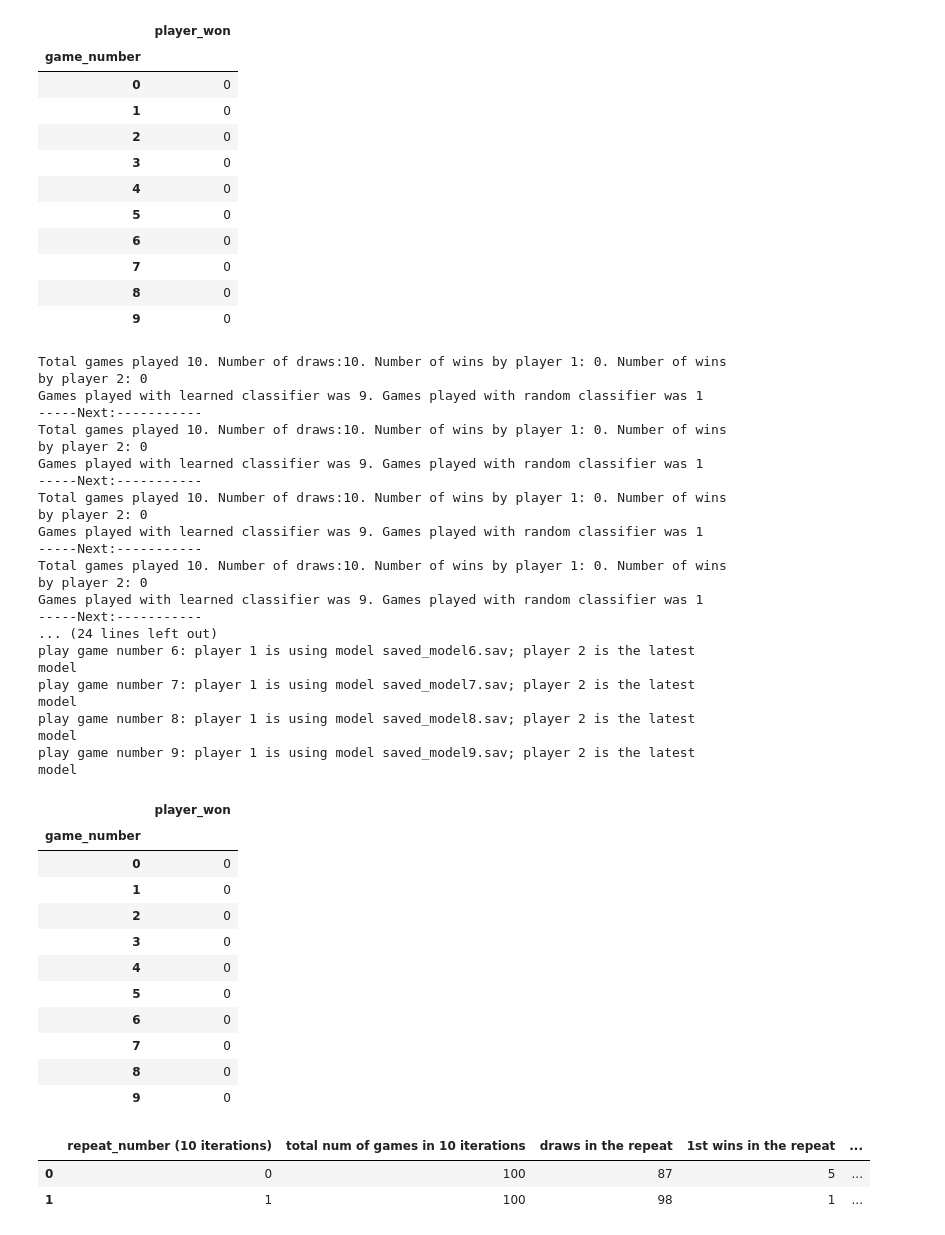
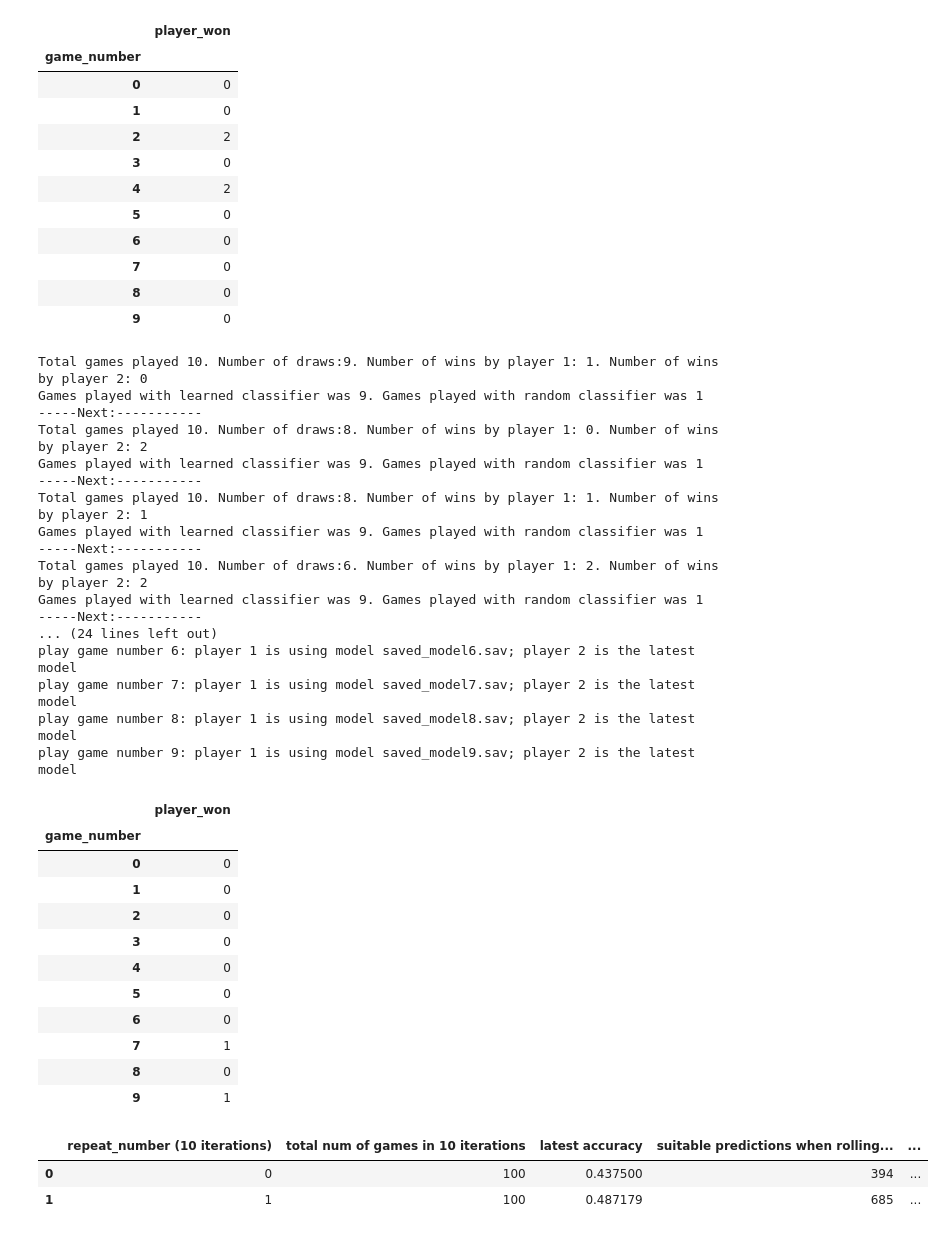
Before and after one commit to oxanaRC/CE888, a Jupyter notebook: Project3/my_project_code.ipynb, the cells around one changed output. Cells and saved outputs as stored; diff of their text form; code cells hidden in the pictures.

```diff
--- a/Project3/my_project_code.ipynb
+++ b/Project3/my_project_code.ipynb
@@ -318,6 +331,8 @@ def PlaySeveralGames(nGames,nCycle,firstCollection):
     counter=0
     n_games_random_classifier=0
     n_games_learned_classifier=0
+    suitable_predictions=0
+    bad_predictions=0
     test_run=false=False
     with open('data_file.csv',mode='w') as data_file:
        with open('data_filegames.csv',mode='w') as data_file2:
@@ -329,7 +344,9 @@ def PlaySeveralGames(nGames,nCycle,firstCollection):
            else:
               learned_classifier=True
               n_games_learned_classifier=n_games_learned_classifier+1
-           a_game=UCTPlayGame(gameNum,data_file,data_file2, learned_classifier, test_run)
+           a_game,sp,bp=UCTPlayGame(gameNum,data_file,data_file2, learned_classifier, test_run)
+           suitable_predictions=suitable_predictions+sp
+           bad_predictions=bad_predictions+bp
            if a_game==1:
              n_player1wins=n_player1wins+1
            if a_game==2:
@@ -339,7 +356,7 @@ def PlaySeveralGames(nGames,nCycle,firstCollection):
     print("Total games played " + str(n_games) + ". Number of draws:" +str(n_draws) + ". Number of wins by player 1: " + str(n_player1wins) + ". Number of wins by player 2: " + str(n_player2wins) )
     print("Games played with learned classifier was " + str(n_games_learned_classifier) + ". Games played with random classifier was " + str(n_games_random_classifier))
     print('-----Next:-----------')
-    return n_draws, n_player1wins, n_player2wins
+    return n_draws, n_player1wins, n_player2wins,suitable_predictions,bad_predictions
 # %%
 def PlayTestGame(numberG,data_file,data_file2):
   test_run=True
@@ -348,7 +365,7 @@ def PlayTestGame(numberG,data_file,data_file2):
   n_draws=0
   print ("play game number " + str(numberG) + ": player 1 is using model " + str(filenames[numberG]) + "; player 2 is the latest model")
   learned_classifier=True
-  a_game=UCTPlayGame(numberG,data_file,data_file2, learned_classifier, test_run)
+  a_game,sp,bp=UCTPlayGame(numberG,data_file,data_file2, learned_classifier, test_run)
   if a_game==1:
     n_player1wins=n_player1wins+1
   if a_game==2:
@@ -366,8 +383,9 @@ def FitClassifier(firstCollection,cycle_number):
   else:
      df.to_csv('data_merged.csv', mode='a',header=False)
   df_combined_merged = pd.read_csv("data_merged.csv", index_col=[0])
-  df_combined_merged.drop_duplicates(subset=[' player_just_moved',' cell0',' cell1',' cell2',' cell3',' cell4',' cell5',' cell6',' cell7',' cell8'],inplace=True,keep='last')
-  df_combined_merged.to_csv('data_merged.csv')
+  #Without removing duplicates
+  #df_combined_merged.drop_duplicates(subset=[' player_just_moved',' cell0',' cell1',' cell2',' cell3',' cell4',' cell5',' cell6',' cell7',' cell8'],inplace=True,keep='last')
+  #df_combined_merged.to_csv('data_merged.csv')
   dataset=np.loadtxt('data_merged.csv',delimiter=',',skiprows=1, dtype=int)
   #loading input data ('player just moved' and state of the cells ) columns into an array
   input_data=np.array(dataset[:,3:13], dtype=int)
@@ -376,14 +394,14 @@ def FitClassifier(firstCollection,cycle_number):
   #print(result_data)
   result_data=np.array(dataset[:,[-1]]).reshape(result_data.shape[0])
   modelDT=DecisionTreeClassifier(criterion="entropy", max_depth=10)
-  #x_train,x_test, y_train, y_test=train_test_split(input_data,result_data,test_size=0.2)
-  #modelDT.fit(x_train,y_train)
-  #y_pred=modelDT.predict(x_test)
-  #score=metrics.accuracy_score(y_test,y_pred)
-  #print(score)
-  modelDT.fit(input_data,result_data)
+  x_train,x_test, y_train, y_test=train_test_split(input_data,result_data,test_size=0.2)
+  modelDT.fit(x_train,y_train)
+  y_pred=modelDT.predict(x_test)
+  score=metrics.accuracy_score(y_test,y_pred)
+  #modelDT.fit(input_data,result_data)
   pickle.dump(modelDT, open(filename, 'wb'))
   pickle.dump(modelDT, open(filenames[cycle_number-1], 'wb'))#saving a model for each cycle
+  return score
 # %%
 if __name__ == "__main__":
     """ Play a single game to the end using UCT for both players.
@@ -401,18 +419,23 @@ if __name__ == "__main__":
     with open('results.csv',mode='w') as results_file:
       data_writer=csv.writer(results_file, delimiter='\t',lineterminator='\n',)
       if repeats==0:
-        data_writer.writerow(['repeat_number (10 iterations), total num of games in 10 iterations, draws in the repeat, 1st wins in the repeat, 2nd wins in the repeat, 10 test games - draws, 10 test games - 1st won, 10 test games - 2nd won'])
+        data_writer.writerow(['repeat_number (10 iterations), total num of games in 10 iterations,latest accuracy of the model, suitable predictions when rolling out, bad predictions when rolling out,draws in the repeat, 1st wins in the repeat, 2nd wins in the repeat, 10 test games - draws, 10 test games - 1st won, 10 test games - 2nd won'])
       while repeats<2:
           draws_in_the_repeat=0
           p1st_won_in_the_repeat=0
           p2nd_won_in_the_repeat=0
+          suitable_preds=0
+          bad_preds=0
           while n_cycle<10:
              n_cycle=n_cycle+1
-             n_draws, n_player1wins, n_player2wins=PlaySeveralGames(n_games,n_cycle, first_data_collection)
-             FitClassifier(first_data_collection,n_cycle )
+             n_draws, n_player1wins, n_player2wins,sp, bp=PlaySeveralGames(n_games,n_cycle, first_data_collection)
+             checking_accuracy=FitClassifier(first_data_collection,n_cycle )
              draws_in_the_repeat=draws_in_the_repeat+n_draws
              p1st_won_in_the_repeat=p1st_won_in_the_repeat+n_player1wins
              p2nd_won_in_the_repeat=p2nd_won_in_the_repeat+n_player2wins
+             suitable_preds=suitable_preds+sp
+             bad_preds=bad_preds+bp
+             #print ("when rolling out with learned classifier, we had " + str(sp) + " suitable predictions and " + str(bp) + " bad predictions.")
           #OC play 10 games with all its past self:
           test_game=0
           draws_in_the_tests=0
@@ -436,7 +459,7 @@ if __name__ == "__main__":
             test_game=test_game+1
           df_10games = pd.read_csv("data_10games_test.csv", index_col=[0])
           display(df_10games)
-          data_writer.writerow([repeats]+[',']+[games_in_the_repeat]+[',']+[draws_in_the_repeat]+[',']+[p1st_won_in_the_repeat]+[',']+[p2nd_won_in_the_repeat]+[',']+[draws_in_the_tests]+[',']+[p1st_won_in_the_tests]+[',']+[p2nd_won_in_the_tests])
+          data_writer.writerow([repeats]+[',']+[games_in_the_repeat]+[',']+[checking_accuracy]+[',']+[suitable_preds]+[',']+[bad_preds]+[','] +[draws_in_the_repeat]+[',']+[p1st_won_in_the_repeat]+[',']+[p2nd_won_in_the_repeat]+[',']+[draws_in_the_tests]+[',']+[p1st_won_in_the_tests]+[',']+[p2nd_won_in_the_tests])
           n_cycle=0
           repeats=repeats+1
     df_results=pd.read_csv('results.csv')
@@ -463,43 +486,43 @@ play game number 9: player 1 is using model saved_model9.sav; player 2 is the la
 | game_number |  |
 | 0 | 0 |
 | 1 | 0 |
-| 2 | 0 |
+| 2 | 2 |
 | 3 | 0 |
-| 4 | 0 |
+| 4 | 2 |
 | 5 | 0 |
 | 6 | 0 |
 | 7 | 0 |
 | 8 | 0 |
 | 9 | 0 |
-Total games played 10. Number of draws:10. Number of wins by player 1: 0. Number of wins by player 2: 0
+Total games played 10. Number of draws:9. Number of wins by player 1: 1. Number of wins by player 2: 0
 Games played with learned classifier was 9. Games played with random classifier was 1
 -----Next:-----------
-Total games played 10. Number of draws:10. Number of wins by player 1: 0. Number of wins by player 2: 0
+Total games played 10. Number of draws:8. Number of wins by player 1: 0. Number of wins by player 2: 2
 Games played with learned classifier was 9. Games played with random classifier was 1
 -----Next:-----------
-Total games played 10. Number of draws:10. Number of wins by player 1: 0. Number of wins by player 2: 0
+Total games played 10. Number of draws:8. Number of wins by player 1: 1. Number of wins by player 2: 1
 Games played with learned classifier was 9. Games played with random classifier was 1
 -----Next:-----------
-Total games played 10. Number of draws:10. Number of wins by player 1: 0. Number of wins by player 2: 0
+Total games played 10. Number of draws:6. Number of wins by player 1: 2. Number of wins by player 2: 2
 Games played with learned classifier was 9. Games played with random classifier was 1
 -----Next:-----------
 ... (24 lines left out)
 play game number 6: player 1 is using model saved_model6.sav; player 2 is the latest model
 play game number 7: player 1 is using model saved_model7.sav; player 2 is the latest model
 play game number 8: player 1 is using model saved_model8.sav; player 2 is the latest model
 play game number 9: player 1 is using model saved_model9.sav; player 2 is the latest model
 |  | player_won |
 | game_number |  |
 | 0 | 0 |
 | 1 | 0 |
 | 2 | 0 |
 | 3 | 0 |
 | 4 | 0 |
 | 5 | 0 |
 | 6 | 0 |
-| 7 | 0 |
+| 7 | 1 |
 | 8 | 0 |
-| 9 | 0 |
+| 9 | 1 |
-|  | repeat_number (10 iterations) | total num of games in 10 iterations | draws in the repeat | 1st wins in the repeat | ... |
-| 0 | 0 | 100 | 87 | 5 | ... |
-| 1 | 1 | 100 | 98 | 1 | ... |
+|  | repeat_number (10 iterations) | total num of games in 10 iterations | latest accuracy | suitable predictions when rolling... | ... |
+| 0 | 0 | 100 | 0.437500 | 394 | ... |
+| 1 | 1 | 100 | 0.487179 | 685 | ... |
```
Also changed, not shown: parts of 7 cells of this notebook.
